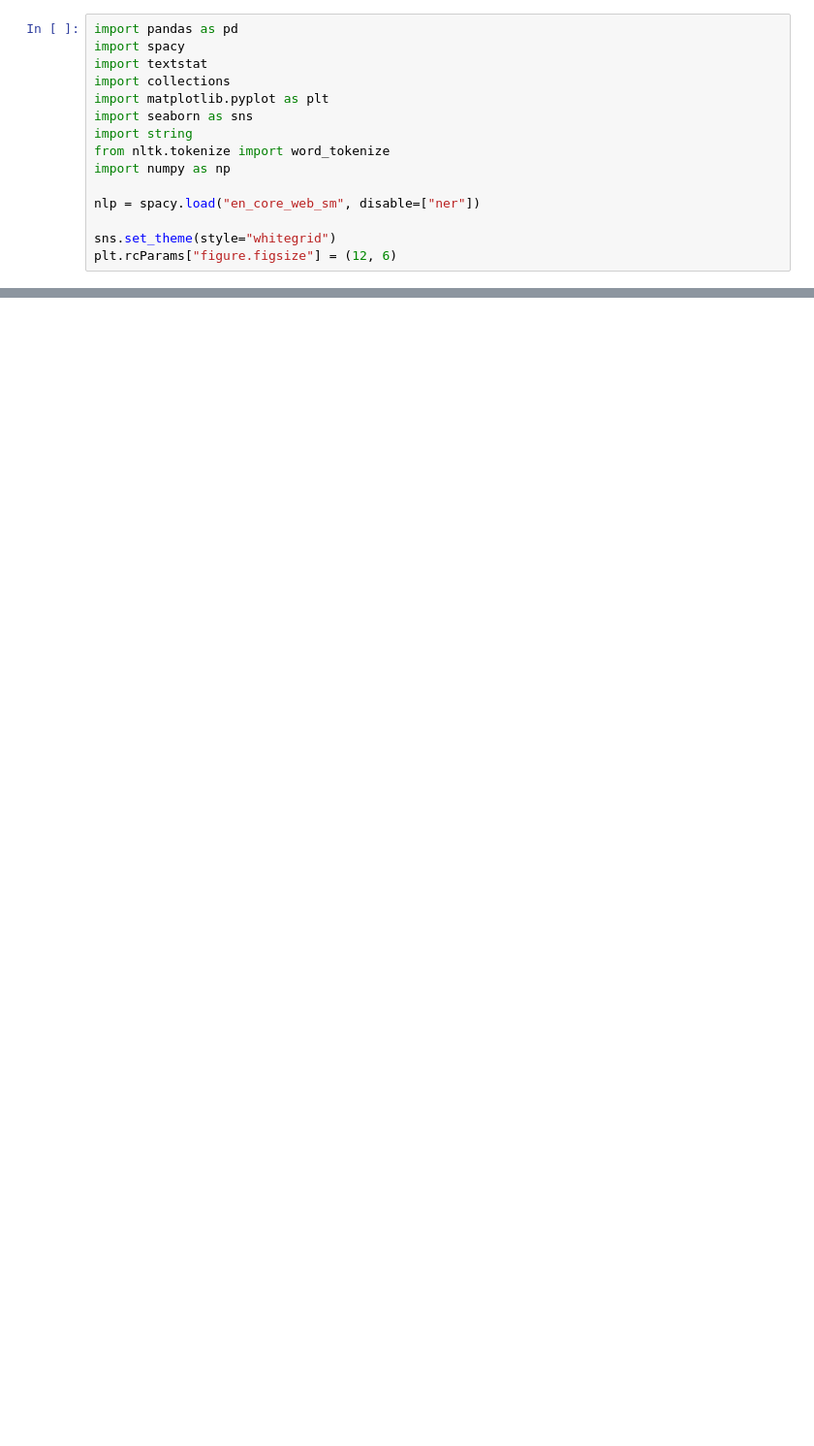
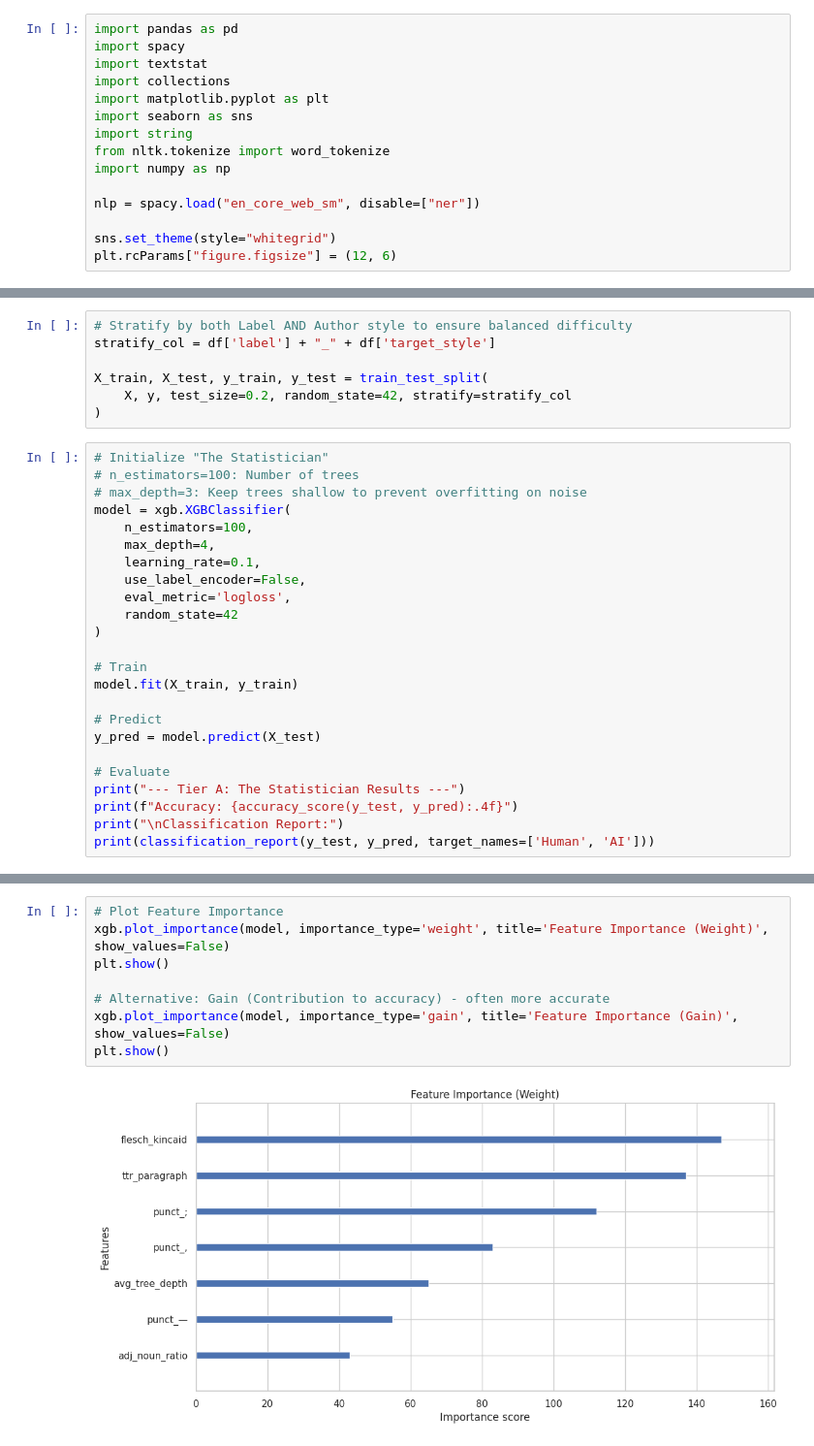
Before and after one commit to abhirajratna/precog-inlp, a Jupyter notebook: notebooks/task1.ipynb, the cells around one changed output, grey strips where cells are left out. Shown at 97% size. Saved outputs shown, nothing was run; the diff lists cells and outputs as text; blank space fills up the shorter version.

Commit message:
Tier B

```diff
--- a/notebooks/task1.ipynb
+++ b/notebooks/task1.ipynb
@@ -142,0 +287,31 @@ plt.show()
+# %%
+# Stratify by both Label AND Author style to ensure balanced difficulty
+stratify_col = df['label'] + "_" + df['target_style']
+
+X_train, X_test, y_train, y_test = train_test_split(
+    X, y, test_size=0.2, random_state=42, stratify=stratify_col
+)
+# %%
+# Initialize "The Statistician"
+# n_estimators=100: Number of trees
+# max_depth=3: Keep trees shallow to prevent overfitting on noise
+model = xgb.XGBClassifier(
+    n_estimators=100,
+    max_depth=4,
+    learning_rate=0.1,
+    use_label_encoder=False,
+    eval_metric='logloss',
+    random_state=42
+)
+
+# Train
+model.fit(X_train, y_train)
+
+# Predict
+y_pred = model.predict(X_test)
+
+# Evaluate
+print("--- Tier A: The Statistician Results ---")
+print(f"Accuracy: {accuracy_score(y_test, y_pred):.4f}")
+print("\nClassification Report:")
+print(classification_report(y_test, y_pred, target_names=['Human', 'AI']))
@@ -142,0 +334,10 @@ plt.show()
+# %%
+# Plot Feature Importance
+xgb.plot_importance(model, importance_type='weight', title='Feature Importance (Weight)', show_values=False)
+plt.show()
+
+# Alternative: Gain (Contribution to accuracy) - often more accurate
+xgb.plot_importance(model, importance_type='gain', title='Feature Importance (Gain)', show_values=False)
+plt.show()
+# %% [output]
+[figure, added]
```
Also changed, not shown: parts of 11 cells of this notebook, 2 other files.
